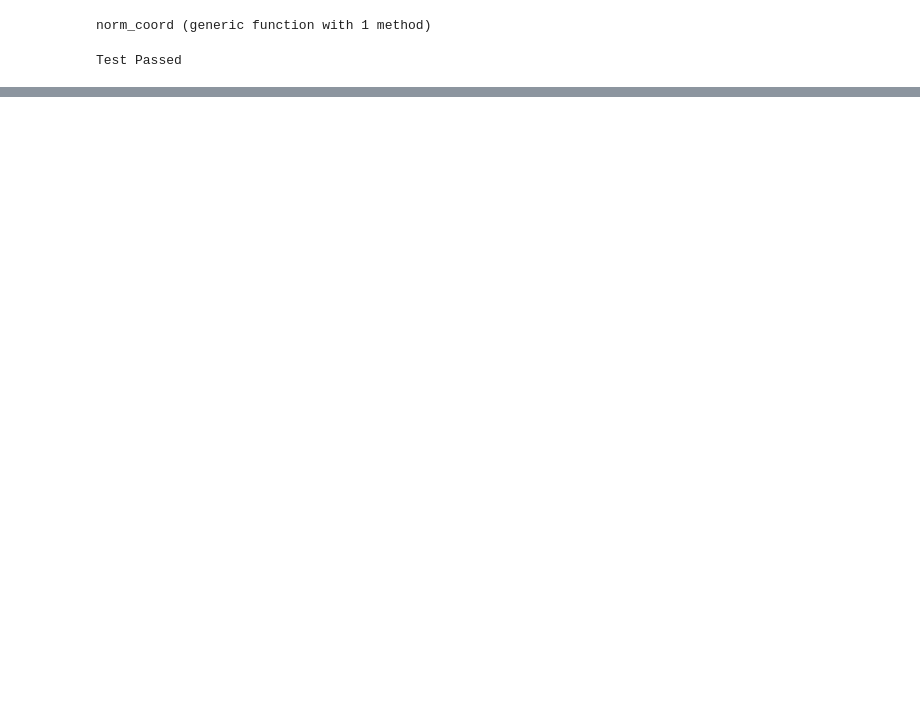
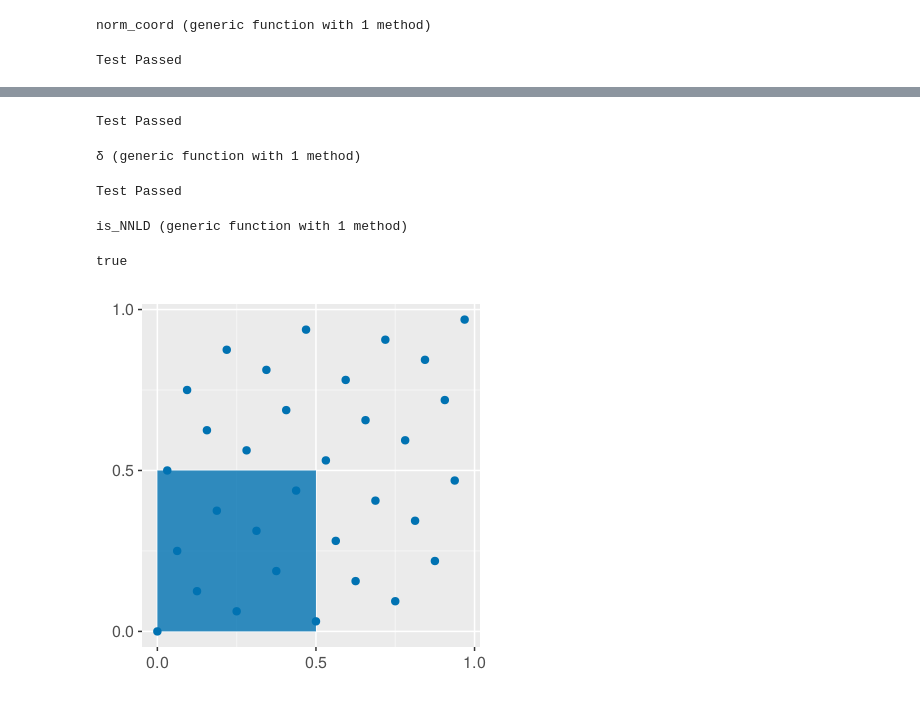
Before and after one commit to Vishnupriya-Anupindi/t_value_experiments, a Jupyter notebook: NNLD_points.ipynb, the cells around one changed output, grey strips where cells are left out. Drawn from its saved outputs; the diff is of its cells as text; code cells hidden in the pictures; blank space fills up the shorter version.

```diff
--- a/NNLD_points.ipynb
+++ b/NNLD_points.ipynb
@@ -64,3 +68,7 @@ point_gen (generic function with 2 methods)
 # %%
-[point_gen(C,collect(n),b) for n in badic]
+function gen_all_points(C,b)
+    badic = collect(Iterators.product(fill(0:b-1, m)...))[:]
+    pts = [point_gen(C,collect(n),b) for n in badic]
+    return pts
+end
 # %% [output]
@@ -75,0 +96,5 @@ point_gen (generic function with 2 methods)
+# %%
+using CairoMakie
+set_theme!(theme_ggplot2())
+# %%
+z = (0.5, 0.5)
@@ -75,0 +121,40 @@ point_gen (generic function with 2 methods)
+# %%
+@test vol_h((0.5,0.5), [[0,0],[0.5, 0.03125],[0.25, 0.0625]]) == 2.0 / 3
+# %% [output]
+Test Passed
+# %%
+δ(z,pts) = vol_h(z, pts) - vol(z)
+# %% [output]
+δ (generic function with 1 method)
+# %%
+@test δ((0.5,0.5),[[0,0],[0.5, 0.03125],[0.25, 0.0625]] ) == 2.0 / 3 - (0.5*0.5)
+# %% [output]
+Test Passed
+# %%
+function is_NNLD(c_z, s, pts)
+    NNLD = true
+    for i in 1:c_z
+        z = rand(s)
+        if δ(z,pts) < 0
+            @show z
+            NNLD = false
+            break
+        end
+    end
+    return NNLD
+end
+# %% [output]
+is_NNLD (generic function with 1 method)
+# %%
+pts = gen_all_points(C,b)
+is_NNLD(50, 2, pts)
+# %% [output]
+true
+# %%
+fig = Figure(resolution = (400, 400))
+ax = Axis(fig[1,1])
+scatter!( Point2.(pts) )
+poly!( Rect(0.0, 0, z[1], z[2]))
+fig
+# %% [output]
+[figure, added]
```
Also changed, not shown: parts of 13 cells of this notebook, 1 other file.
